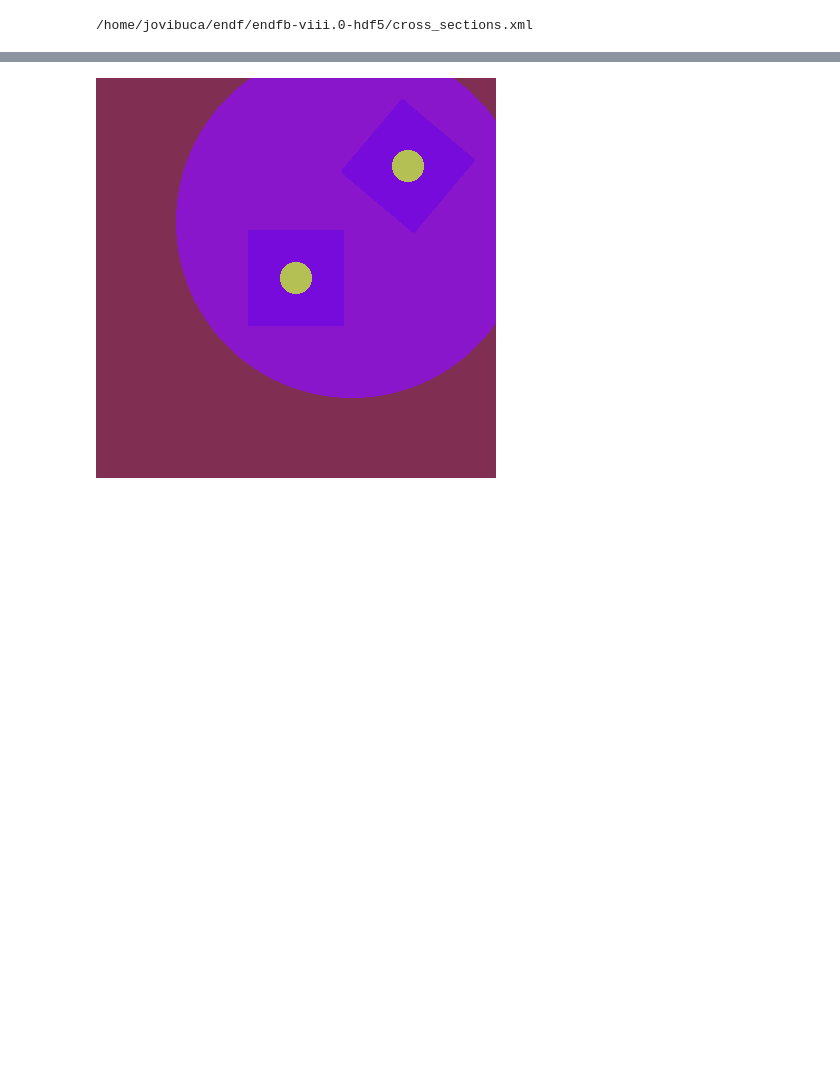
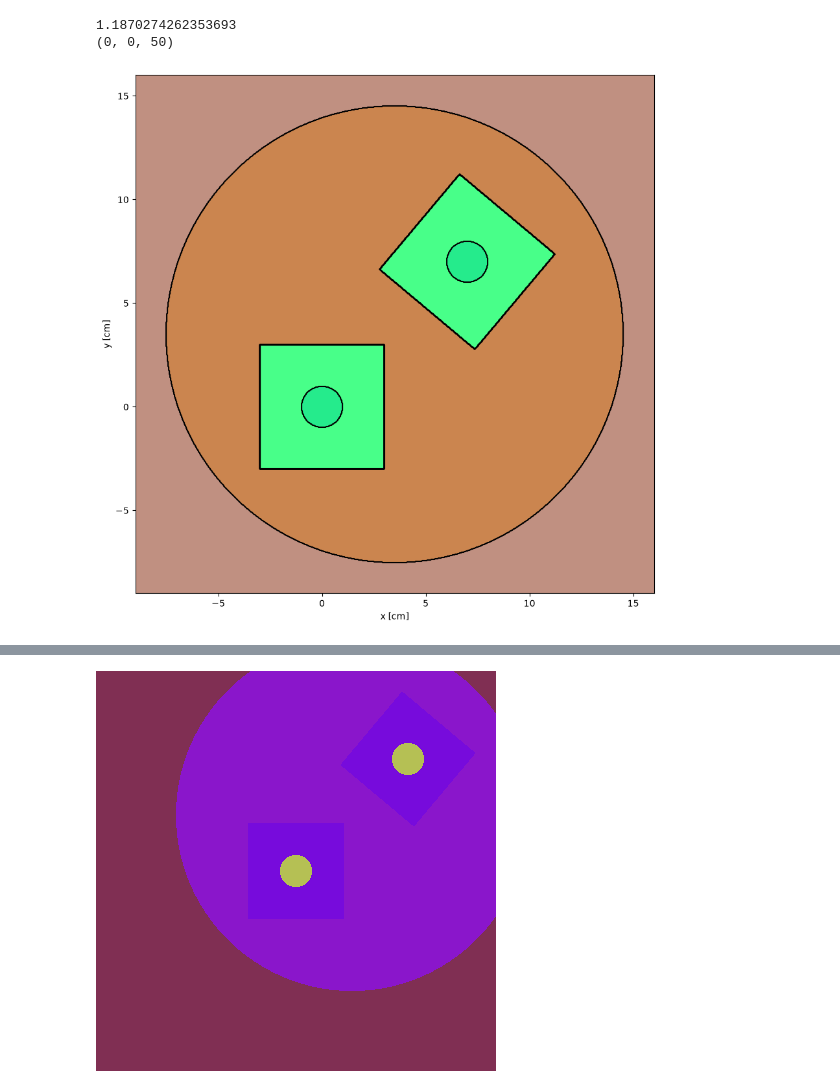
Before and after one commit to johvincau/mcnp-primer-to-openmc, a Jupyter notebook: ex17_universes.ipynb, the cells around one changed output, grey strips where cells are left out. Drawn from its saved outputs; the diff is of its cells as text; code cells hidden in the pictures; blank space fills up the shorter version.

Commit message:
Remedy ex16-19 models

```diff
--- a/ex17_universes.ipynb
+++ b/ex17_universes.ipynb
@@ -39,82 +27,46 @@ s12 = openmc.ZPlane(-4.5)
 
 #boundary_type=vacuum analagous to imp:n=0
 s27 = openmc.Sphere(x0=3.5, y0=3.5, z0=0, r=11, boundary_type='vacuum')
+# %%
+translate_3 = (7,7,0)
+rotate_3 = np.cos([[40, 130, 90], [50, 40, 90], [90, 90, 0]])
+# The above rotation matrix should correspond to a 50 degree rotation about the Z-axis.
+# However, the determinant is not unity, meaning it will skew/shear the object.
+print(np.linalg.det(rotate_3))
+
+
+rotate_3 = (0, 0, 50)
+print(rotate_3)
+# %% [output]
+1.1870274262353693
+(0, 0, 50)
 # %%
 # Cell definitions
 c3 = openmc.Cell(fill=None,region=(-s10 & -s11 & +s12))
 c4 = openmc.Cell(fill=None,region=(~c3.region))
 u1 = openmc.Universe()
 u1.add_cells([c3,c4])
 
-c2 = openmc.Cell( fill=u1, region=(+s1 & -s2 & -s3 & +s4 & -s5 & +s6)) #cell 2 is centered on the origin.
+c2_region = (+s1 & -s2 & -s3 & +s4 & -s5 & +s6)
+c2 = openmc.Cell(fill=u1, region=c2_region) #cell 2 is centered on the origin.
 # if you drag c2 to somewhere else, like so:
 # c2.region = c2.region.translate((-1,0,0))
 # you will need to manually apply the same translation to the filled universe:
 # c2.translation = (-1,0,0)
 # and then also be careful if you are using this definition of c2.region later on because this will have knock-on effects
 
 # 5 like 2 but trcl=3
-c5 = openmc.Cell()
-c5.region = c2.region.rotate([0,0,50]).translate((7,7,0)) # cell 5 is NOT centered on the origin.
-c5.fill = u1
-
-#print(c3.num_instances)
-
-#c5.region = c2.region.translate((7,7,0))
-#c5.region = c5.region.rotate([[40,130,90],[50,40,90],[90,90,0]],pivot=(7,7,0))
-# Bad things happen when you try to rotate the region because the "Z-cylinder" is no longer a Z-cylinder [THIS IS NOT TRUE]
-# (see issues #2909 and #3248)
-
-c5.translation = (7,7,0)
-# So the .translation property tells OpenMC where you need to drag the filled universe. In other words,
+c5_region = c2_region.rotate(rotate_3).translate(translate_3) # this creates new surfaces.
+c5 = openmc.Cell(fill=u1, region=c5_region)
+c5.translation = translate_3
+# .translation is the transformation applied to the universe used for the fill. In other words,
 # specifying "c5.region = c2.region.rotate([0,0,45]).translate((7,7,0))" does NOT recursively apply to the filled
-# universe, regardless of the order.
+# universe.
 
 c1 = openmc.Cell( fill=None,region=(-s27 & ~c2.region & ~c5.region))
 c7 = openmc.Cell( fill=None,region=+s27)
 
 geometry = openmc.Geometry([c1,c2,c3,c4,c5,c7])
-
-settings = openmc.Settings()
-
-
-materials.export_to_xml()
-
-w = 25
-plots = openmc.Plots()
-
-level = 1
-plot = openmc.SlicePlot()
-plot.basis = 'xy'
-plot.origin = (0.0, 0.0, 0.0)
-plot.width = (w,w)
-plot.pixels = (400, 400)
-plot.color_by= 'cell'
-#plot.level=level
-plots.append(plot)
-
-plot = openmc.SlicePlot()
-plot.basis = 'xz'
-plot.origin = (0.0, 7.0, 0.0)
-plot.width = (w,w)
-plot.pixels = (400, 400)
-plot.color_by= 'cell'
-#plot.level=level
-plots.append(plot)
-
-plot = openmc.SlicePlot()
-plot.basis = 'yz'
-plot.origin = (0.0, 0.0, 0.0)
-plot.width = (w,w)
-plot.pixels = (400, 400)
-plot.color_by= 'cell'
-#plot.level = level
-plots.append(plot)
-
-model = openmc.model.Model()
-model.geometry=geometry
-model.materials=materials
-model.settings=settings
-model.export_to_xml()
+geometry.plot(origin=(3.5,3.5,0),width=(25,25),pixels=(800,800),outline=True);
 # %% [output]
-/home/jovibuca/endf/endfb-viii.0-hdf5/cross_sections.xml
+[figure, added]
```
Also changed, not shown: parts of 10 cells of this notebook, 7 other files.
